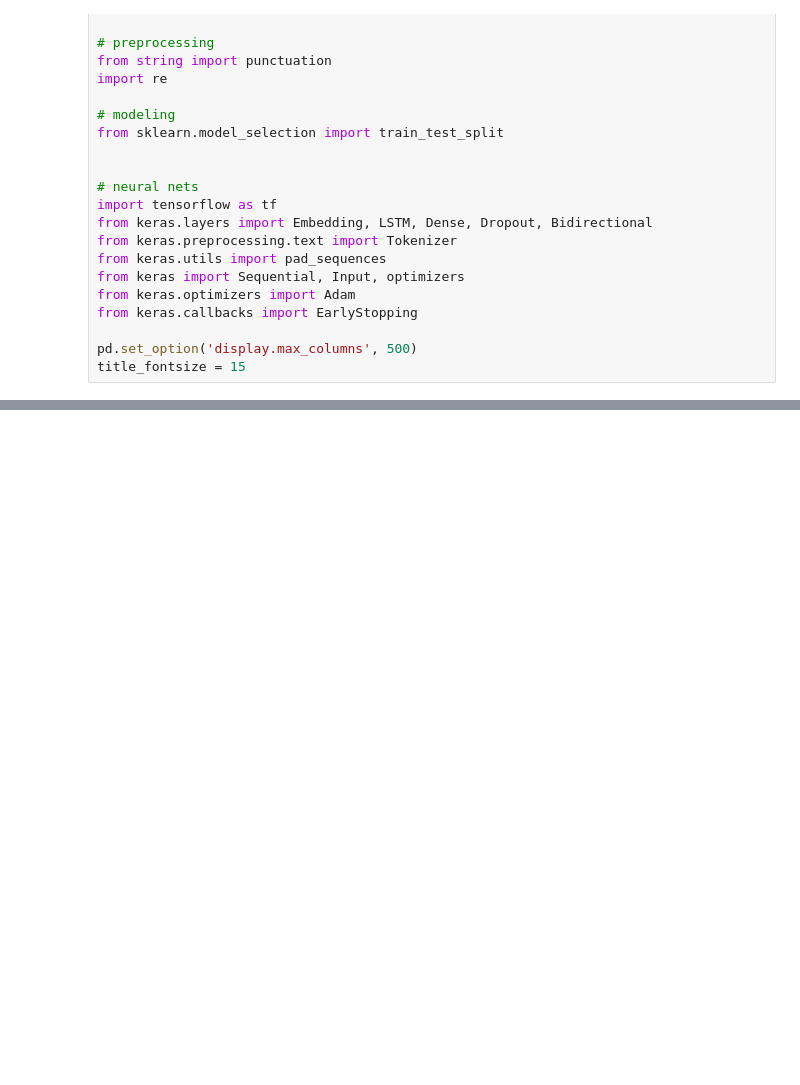
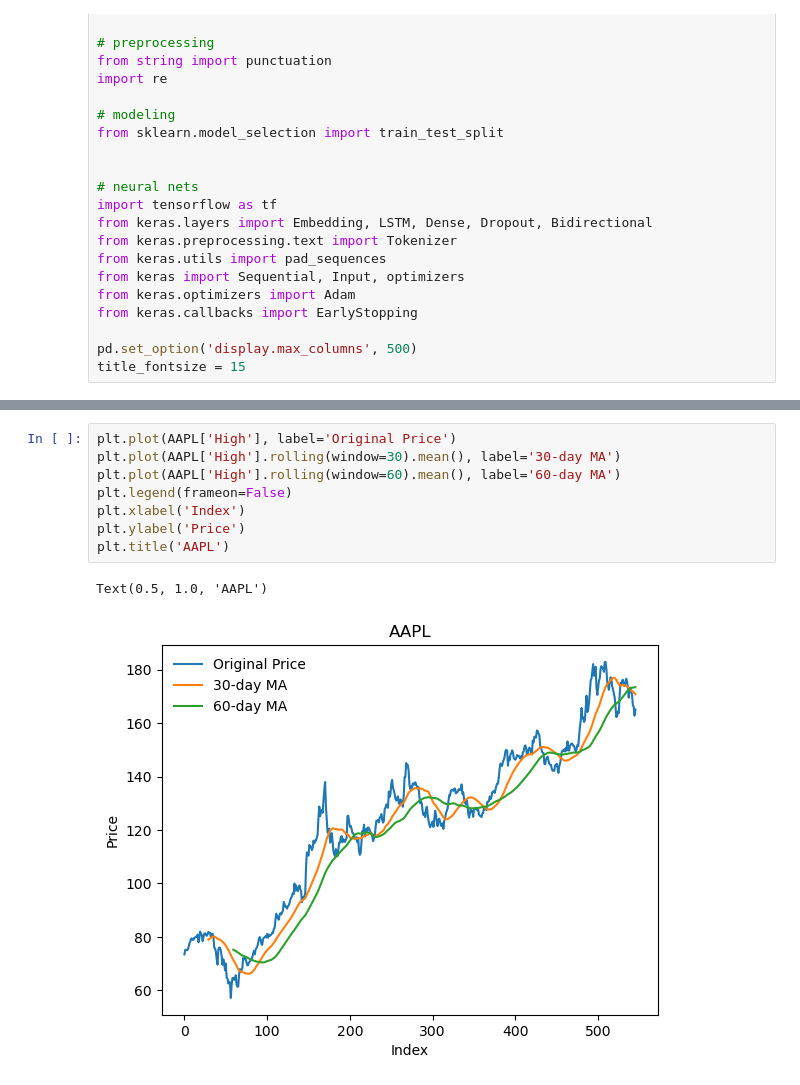
Before and after one commit to danielosetiawan/NLP_sentiment_analysis, a Jupyter notebook: Stocks.ipynb, the cells around one changed output, grey strips where cells are left out. Cells and saved outputs as stored; diff of their text form; blank space fills up the shorter version.

```diff
--- a/Stocks.ipynb
+++ b/Stocks.ipynb
@@ -81 +215,12 @@ Name: 238, dtype: object
+# %%
+plt.plot(AAPL['High'], label='Original Price')
+plt.plot(AAPL['High'].rolling(window=30).mean(), label='30-day MA')
+plt.plot(AAPL['High'].rolling(window=60).mean(), label='60-day MA')
+plt.legend(frameon=False)
+plt.xlabel('Index')
+plt.ylabel('Price')
+plt.title('AAPL')
+# %% [output]
+Text(0.5, 1.0, 'AAPL')
+[figure, added]
 # %%
```
Also changed, not shown: parts of 24 cells of this notebook, 11 other files.
